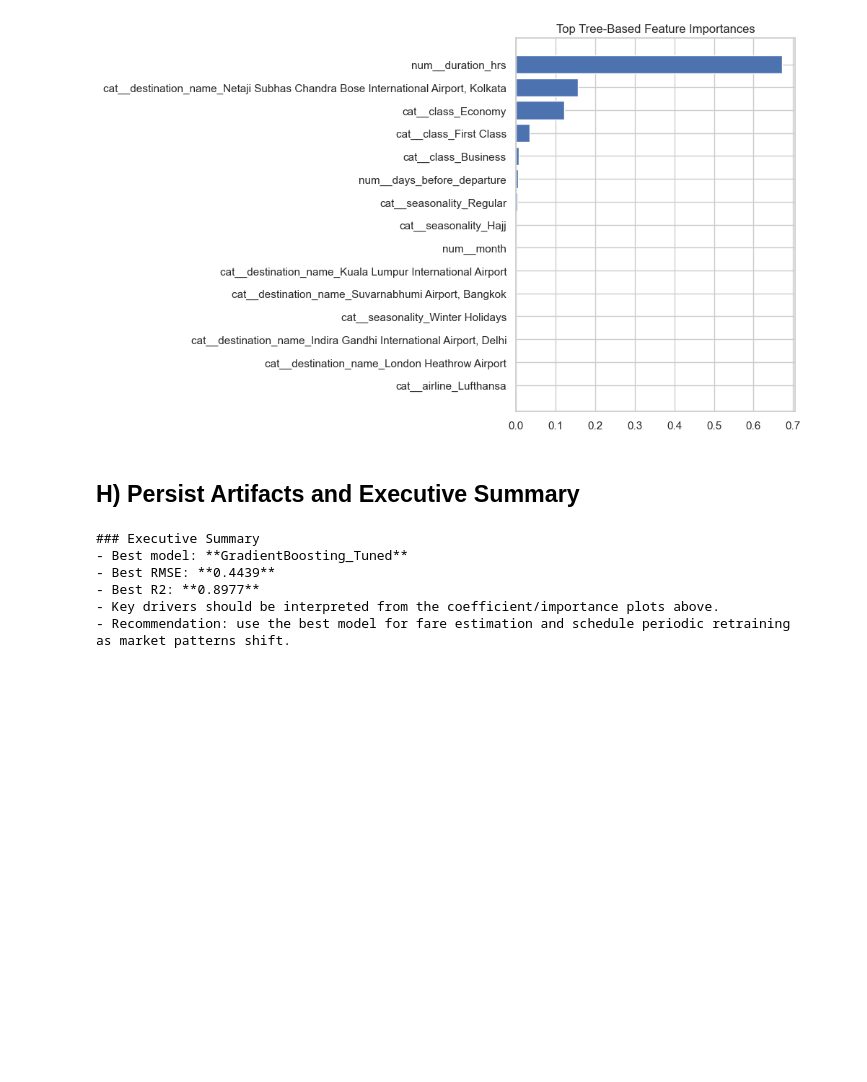
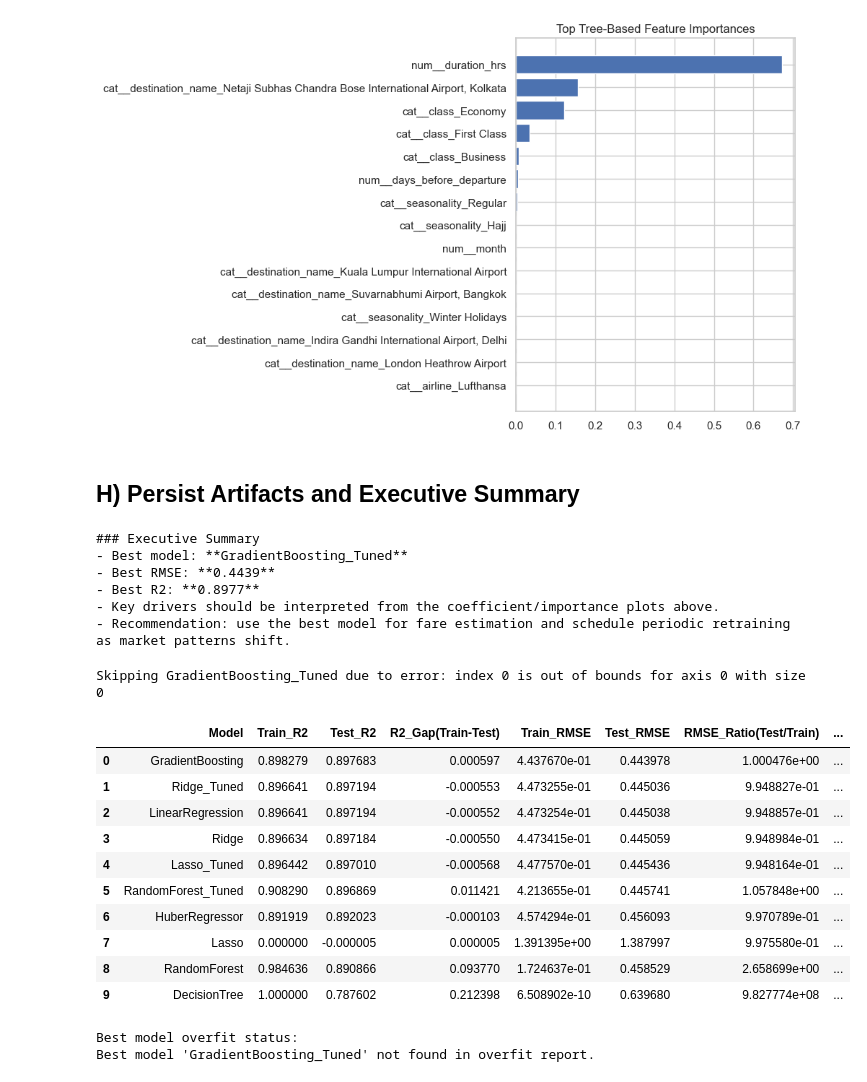
Before and after one commit to DE-E-K/DEM09, a Jupyter notebook: notebooks/flight_fare_ML.ipynb, the cells around one changed output. Saved outputs shown, nothing was run; the diff lists cells and outputs as text; code cells hidden in the pictures; blank space fills up the shorter version.

```diff
--- a/notebooks/flight_fare_ML.ipynb
+++ b/notebooks/flight_fare_ML.ipynb
@@ -1008,3 +1008,82 @@ print('\n'.join(summary_lines))
 - Best R2: **0.8977**
 - Key drivers should be interpreted from the coefficient/importance plots above.
 - Recommendation: use the best model for fare estimation and schedule periodic retraining as market patterns shift.
+# %%
+# Train vs Test comparison to check overfitting (regression-safe "accuracy" view)
+
+comparison_rows = []
+
+if "trained_pipelines" not in globals() or not trained_pipelines:
+    print("No trained pipelines found. Run model training first.")
+else:
+    if len(X_train) == 0 or len(X_test) == 0:
+        print("X_train/X_test is empty. Re-run data split cell before this step.")
+    else:
+        for model_name, model_pipe in trained_pipelines.items():
+            try:
+                train_pred = model_pipe.predict(X_train)
+                test_pred = model_pipe.predict(X_test)
+
+                train_m = evaluate(y_train, train_pred)
+                test_m = evaluate(y_test, test_pred)
+
+                comparison_rows.append({
+                    "Model": model_name,
+                    "Train_R2": train_m["R2"],
+                    "Test_R2": test_m["R2"],
+                    "R2_Gap(Train-Test)": train_m["R2"] - test_m["R2"],
+                    "Train_RMSE": train_m["RMSE"],
+                    "Test_RMSE": test_m["RMSE"],
+                    "RMSE_Ratio(Test/Train)": test_m["RMSE"] / train_m["RMSE"] if train_m["RMSE"] > 0 else np.nan,
+                    "Train_MAE": train_m["MAE"],
+                    "Test_MAE": test_m["MAE"],
+                })
+            except Exception as e:
+                print(f"Skipping {model_name} due to error: {e}")
+
+overfit_report = pd.DataFrame(comparison_rows)
+
+if overfit_report.empty:
+    print("No overfitting report generated (no valid model predictions).")
+else:
+    # Simple rule-of-thumb flag:
+    # - large R2 drop from train to test OR
+    # - test RMSE much higher than train RMSE
+    overfit_report["Overfit_Check"] = np.where(
+        (overfit_report["R2_Gap(Train-Test)"] > 0.03) |
+        (overfit_report["RMSE_Ratio(Test/Train)"] > 1.15),
+        "Potential Overfit",
+        "OK"
+    )
+
+    overfit_report = overfit_report.sort_values(
+        by=["Overfit_Check", "Test_RMSE"],
+        ascending=[True, True]
+    ).reset_index(drop=True)
+
+    display(overfit_report)
+
+    print("Best model overfit status:")
+    if "best_model_name" in globals():
+        best_row = overfit_report[overfit_report["Model"] == best_model_name]
+        if best_row.empty:
+            print(f"Best model '{best_model_name}' not found in overfit report.")
+        else:
+            display(best_row)
+    else:
+        print("best_model_name is not defined. Run the model comparison cell first.")
+# %% [output]
+Skipping GradientBoosting_Tuned due to error: index 0 is out of bounds for axis 0 with size 0
+|  | Model | Train_R2 | Test_R2 | R2_Gap(Train-Test) | Train_RMSE | Test_RMSE | RMSE_Ratio(Test/Train) | ... |
+| 0 | GradientBoosting | 0.898279 | 0.897683 | 0.000597 | 4.437670e-01 | 0.443978 | 1.000476e+00 | ... |
+| 1 | Ridge_Tuned | 0.896641 | 0.897194 | -0.000553 | 4.473255e-01 | 0.445036 | 9.948827e-01 | ... |
+| 2 | LinearRegression | 0.896641 | 0.897194 | -0.000552 | 4.473254e-01 | 0.445038 | 9.948857e-01 | ... |
+| 3 | Ridge | 0.896634 | 0.897184 | -0.000550 | 4.473415e-01 | 0.445059 | 9.948984e-01 | ... |
+| 4 | Lasso_Tuned | 0.896442 | 0.897010 | -0.000568 | 4.477570e-01 | 0.445436 | 9.948164e-01 | ... |
+| 5 | RandomForest_Tuned | 0.908290 | 0.896869 | 0.011421 | 4.213655e-01 | 0.445741 | 1.057848e+00 | ... |
+| 6 | HuberRegressor | 0.891919 | 0.892023 | -0.000103 | 4.574294e-01 | 0.456093 | 9.970789e-01 | ... |
+| 7 | Lasso | 0.000000 | -0.000005 | 0.000005 | 1.391395e+00 | 1.387997 | 9.975580e-01 | ... |
+| 8 | RandomForest | 0.984636 | 0.890866 | 0.093770 | 1.724637e-01 | 0.458529 | 2.658699e+00 | ... |
+| 9 | DecisionTree | 1.000000 | 0.787602 | 0.212398 | 6.508902e-10 | 0.639680 | 9.827774e+08 | ... |
+Best model overfit status:
+Best model 'GradientBoosting_Tuned' not found in overfit report.
```
Also changed, not shown: 10 other files.
